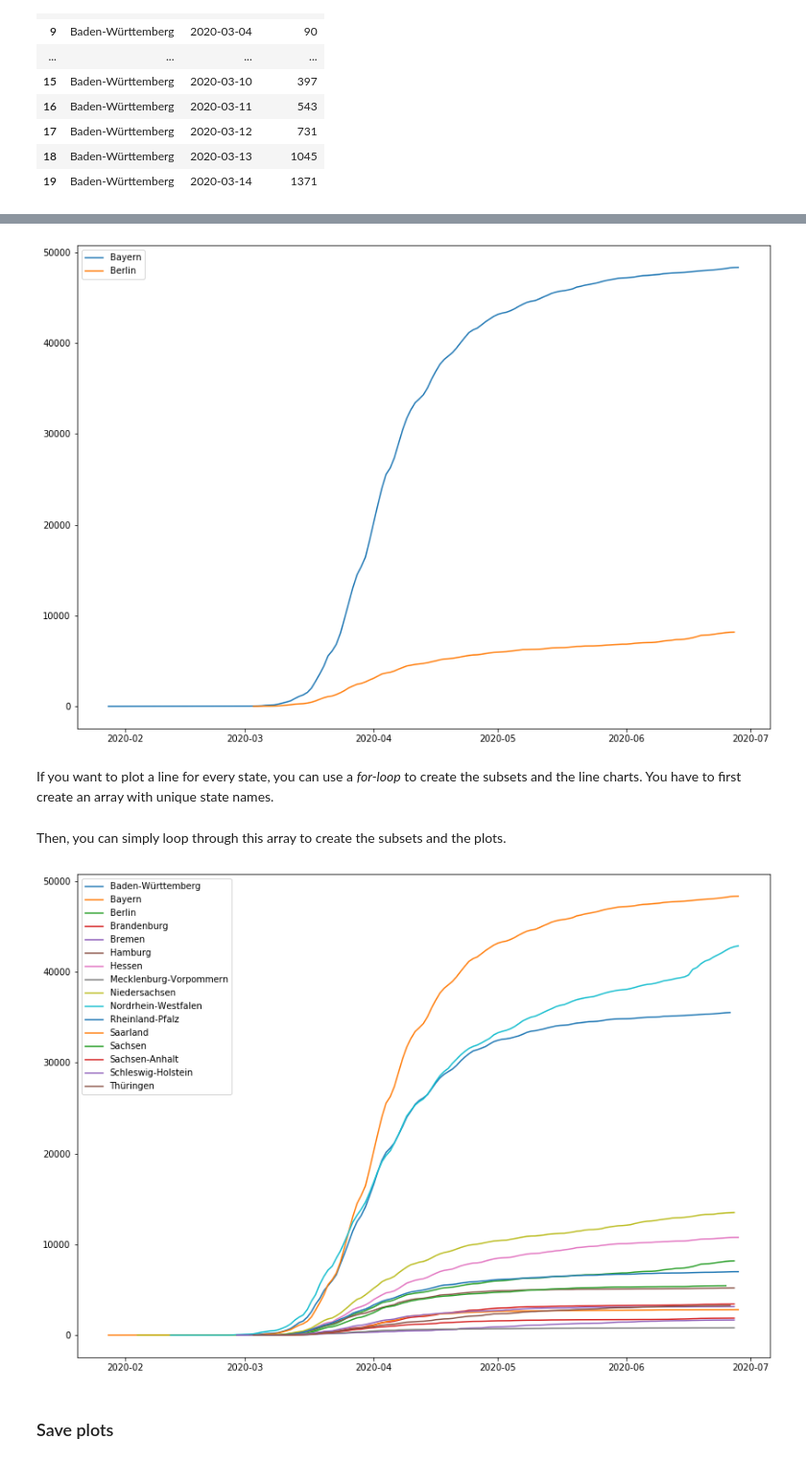
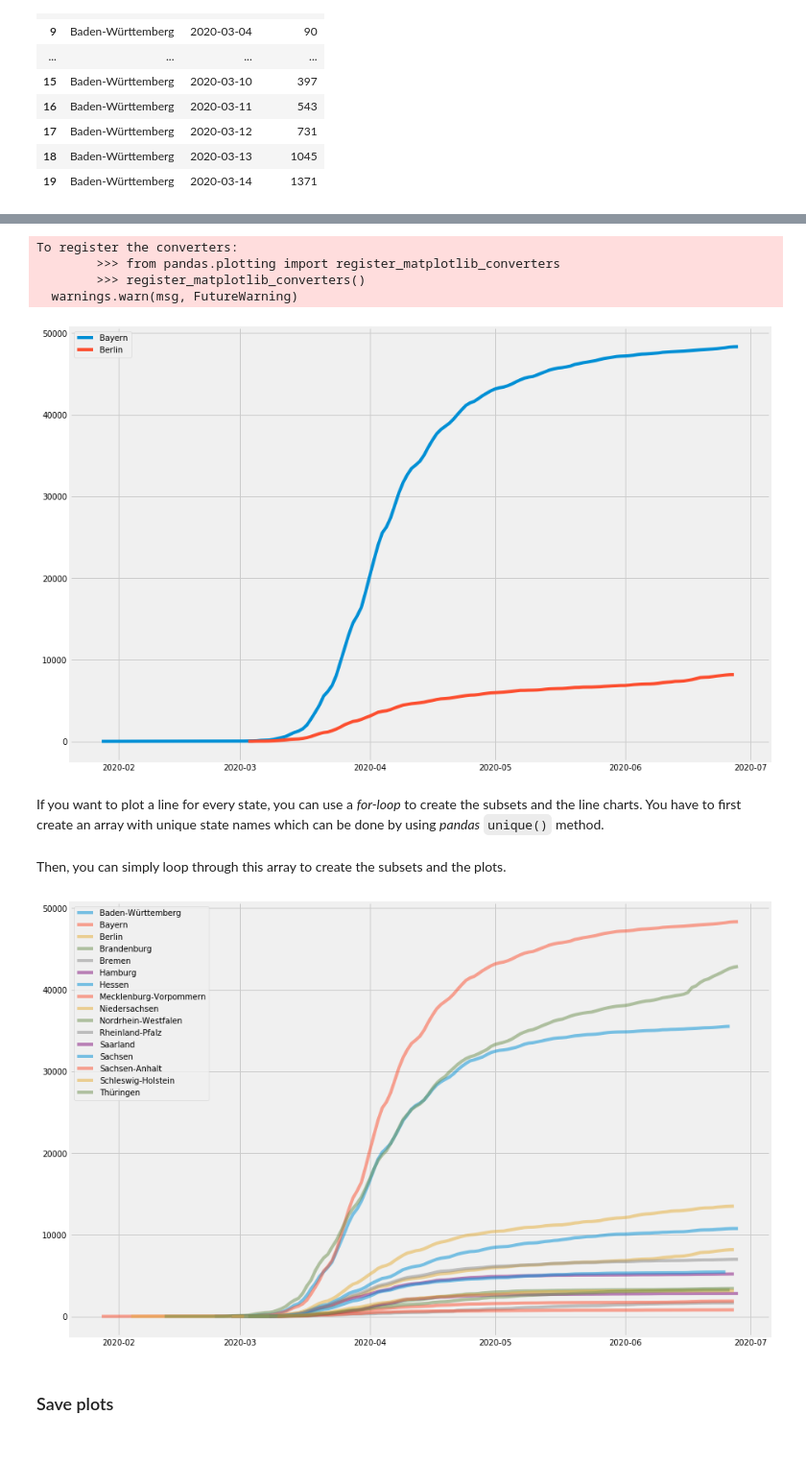
Before and after one commit to volkamerlab/ai_in_medicine, a Jupyter notebook: week1_session3_matplotlib_seaborn.ipynb, the cells around one changed output, grey strips where cells are left out. Shown at 96% size. Cells and saved outputs as stored; diff of their text form; code cells hidden in the pictures.

```diff
--- a/week1_session3_matplotlib_seaborn.ipynb
+++ b/week1_session3_matplotlib_seaborn.ipynb
@@ -78,6 +114,7 @@ A library is imported using the command *import*. In the following, we will use
 # %%
 # Import the pyplot module
 import matplotlib.pyplot as plt
+plt.style.use('fivethirtyeight')
 # %% [markdown]
 **First, check your *matplotlib* version!** Version 3.0.3 or later is required for this tutorial.
 # %%
@@ -418,7 +459,7 @@ cases = covid19[['Bundesland', 'AnzahlFall', 'Meldedatum']].groupby(['Bundesland
 Since this gives us the sum of cases per state and date, we have to group the data again to calculate the cumulative sums per state and date.
 # %%
 cases_cum = cases.groupby(level=0).cumsum()
-cases_sum = cases_cum.reset_index()
+cases_cum = cases_cum.reset_index()
 # %% [markdown]
 Let's have a look at the data.
 # %%
@@ -450,26 +491,32 @@ bavaria = cases_cum[cases_cum['Bundesland']=='Bayern']
 berlin = cases_cum[cases_cum['Bundesland']=='Berlin']
 ax.plot(bavaria['Meldedatum'], bavaria['AnzahlFall'], label='Bayern')
 ax.plot(berlin['Meldedatum'], berlin['AnzahlFall'], label='Berlin')
-ax.legend();
+ax.legend()
+plt.show()
 # %% [output]
+To register the converters:
+        >>> from pandas.plotting import register_matplotlib_converters
+        >>> register_matplotlib_converters()
+  warnings.warn(msg, FutureWarning)
-[figure, old version]
+[figure, new version]
 # %% [markdown]
-If you want to plot a line for every state, you can use a *for-loop* to create the subsets and the line charts. You have to first create an array with unique state names.
+If you want to plot a line for every state, you can use a *for-loop* to create the subsets and the line charts. You have to first create an array with unique state names which can be done by using *pandas* `unique()` method.
 # %%
-states = test_cum['Bundesland'].unique()
+states = cases_cum['Bundesland'].unique()
 # %% [markdown]
 Then, you can simply loop through this array to create the subsets and the plots.
 # %%
 fig, ax = plt.subplots(1,1,figsize=(14,10))
 
 for state in states:
-    x = cases_cum[test_cum['Bundesland']==state]['Meldedatum']
-    y = cases_cum[test_cum['Bundesland']==state]['AnzahlFall']
-    ax.plot(x,y,label=state)
+    x = cases_cum[cases_cum['Bundesland']==state]['Meldedatum']
+    y = cases_cum[cases_cum['Bundesland']==state]['AnzahlFall']
+    ax.plot(x,y,label=state, alpha=0.5)
 
-ax.legend();
+ax.legend()
+plt.show()
 # %% [output]
-[figure, old version]
+[figure, new version]
 # %% [markdown]
 ### Save plots
 # %% [markdown]
```
Also changed, not shown: parts of 51 cells of this notebook, 1 other file.
